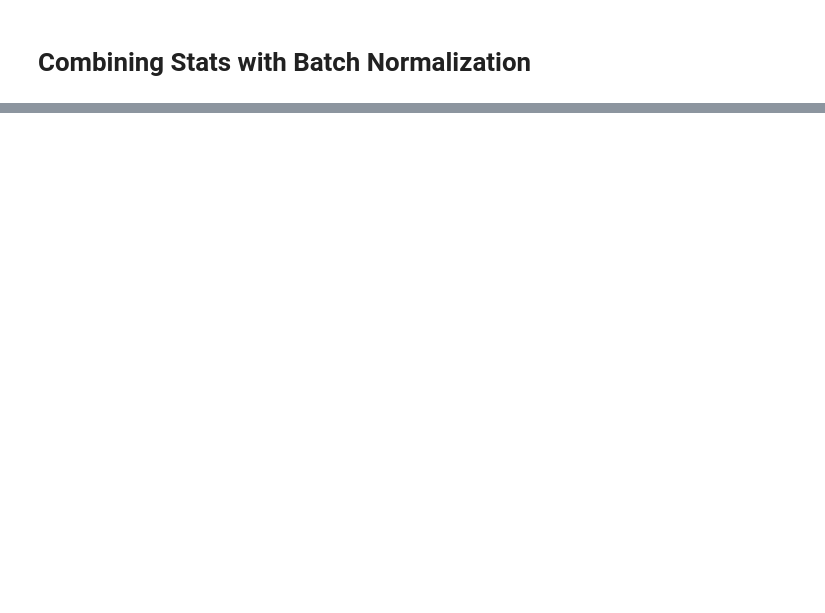
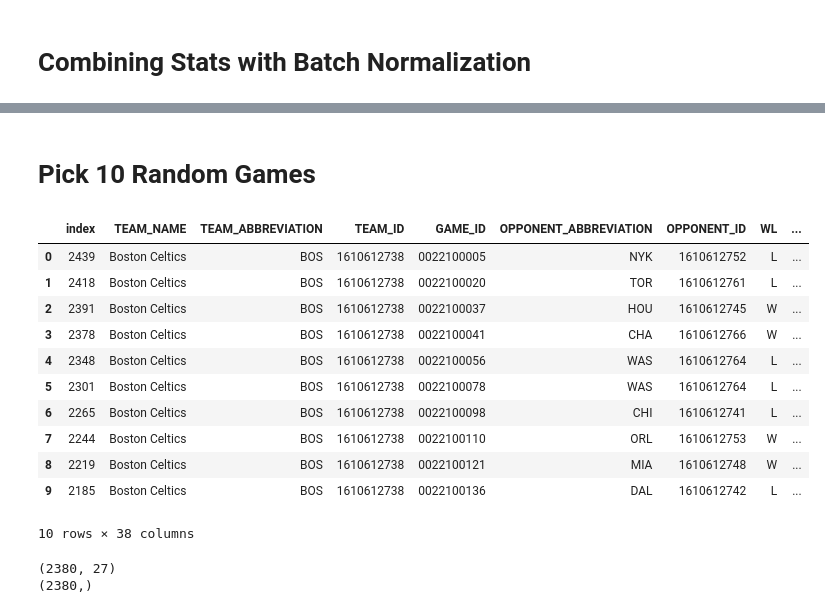
Before and after one commit to HertzJack/NBA-Neural-Network, a Jupyter notebook: ai_project_keras.ipynb, the cells around one changed output, grey strips where cells are left out. Cells and saved outputs as stored; diff of their text form; code cells hidden in the pictures; blank space fills up the shorter version.

```diff
--- a/ai_project_keras.ipynb
+++ b/ai_project_keras.ipynb
@@ -736,0 +741,29 @@ Epoch 50/50
+# %% [markdown]
+# Pick 10 Random Games
+# %%
+celtics_games_only = bn_merged[bn_merged["TEAM_ABBREVIATION"] == "BOS"]
+celtics_games_only = celtics_games_only.sort_values("GAME_DATE")
+celtics_games_only = celtics_games_only.reset_index()
+
+chunk_size = 10 # Split into 10 consecutive games
+list_of_dfs = [celtics_games_only[i:i + chunk_size] for i in range(0, celtics_games_only.shape[0], chunk_size)]
+list_of_dfs[0]
+# %% [output]
+|  | index | TEAM_NAME | TEAM_ABBREVIATION | TEAM_ID | GAME_ID | OPPONENT_ABBREVIATION | OPPONENT_ID | WL | ... |
+| 0 | 2439 | Boston Celtics | BOS | 1610612738 | 0022100005 | NYK | 1610612752 | L | ... |
+| 1 | 2418 | Boston Celtics | BOS | 1610612738 | 0022100020 | TOR | 1610612761 | L | ... |
+| 2 | 2391 | Boston Celtics | BOS | 1610612738 | 0022100037 | HOU | 1610612745 | W | ... |
+| 3 | 2378 | Boston Celtics | BOS | 1610612738 | 0022100041 | CHA | 1610612766 | W | ... |
+| 4 | 2348 | Boston Celtics | BOS | 1610612738 | 0022100056 | WAS | 1610612764 | L | ... |
+| 5 | 2301 | Boston Celtics | BOS | 1610612738 | 0022100078 | WAS | 1610612764 | L | ... |
+| 6 | 2265 | Boston Celtics | BOS | 1610612738 | 0022100098 | CHI | 1610612741 | L | ... |
+| 7 | 2244 | Boston Celtics | BOS | 1610612738 | 0022100110 | ORL | 1610612753 | W | ... |
+| 8 | 2219 | Boston Celtics | BOS | 1610612738 | 0022100121 | MIA | 1610612748 | W | ... |
+| 9 | 2185 | Boston Celtics | BOS | 1610612738 | 0022100136 | DAL | 1610612742 | L | ... |
+10 rows × 38 columns
+# %%
+print(test_input.shape)
+print(test_label.shape)
+# %% [output]
+(2380, 27)
+(2380,)
```
Also changed, not shown: parts of 28 cells of this notebook, 1 other file.
